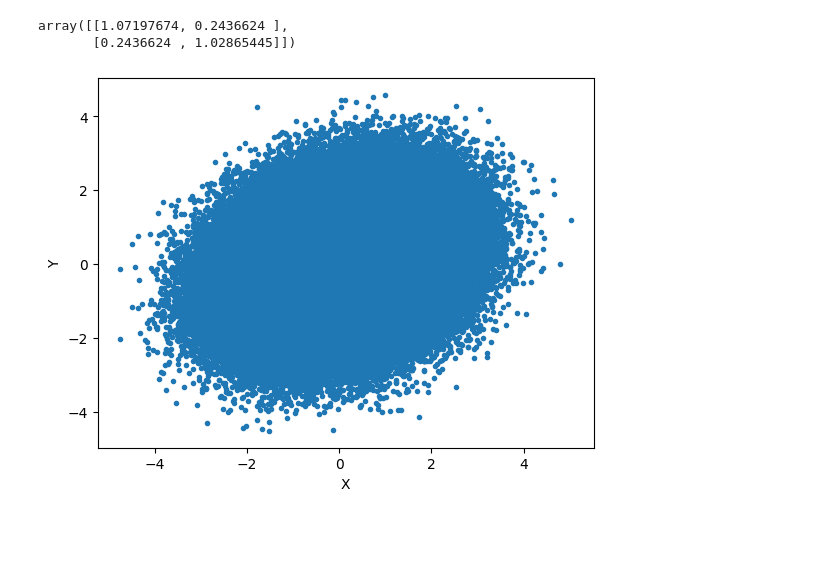
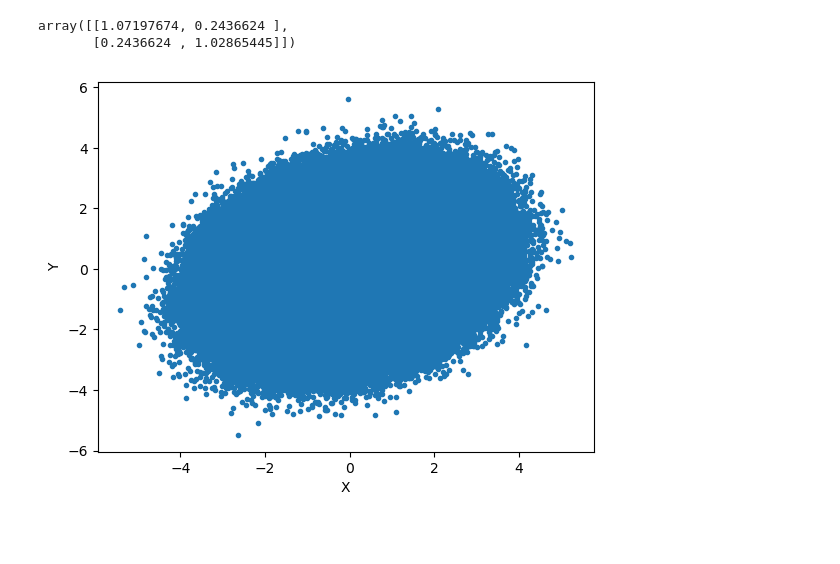
Before and after one commit to adamalderton/quantum_process_tomography_for_CVQKD, a Jupyter notebook: src/synthetic_notebook.ipynb, the cells around one changed output. Cells and saved outputs as stored; diff of their text form; code cells hidden in the pictures.

```diff
--- a/src/synthetic_notebook.ipynb
+++ b/src/synthetic_notebook.ipynb
@@ -53,12 +53,12 @@ atten_coeff = -0.2
 loss = 20.0 * atten_coeff
 transmittance = 10 ** (loss / 10)
 
-optimal_v_mod_50km = np.interp(loss, losses, optimal_v_mods)
+optimal_v_mod_20km = np.interp(loss, losses, optimal_v_mods)
 
 # No excess noise (for now)
 xi = 0.0
 
-optimal_v_mod_50km
+optimal_v_mod_20km
 # %% [output]
 0.0719767351866987
 # %% [markdown]
@@ -76,8 +76,8 @@ $$ b = (TV_\text{mod} + 1 + \xi) $$
 $$ c = \sqrt{T(a^2 - 1)} $$
 of which $a$ is Alice's variance, $b$ is Bob's variance and $c$ is the covariance of their data.
 # %%
-a = optimal_v_mod_50km + 1.0
-b = (transmittance * optimal_v_mod_50km) + 1.0 + xi
+a = optimal_v_mod_20km + 1.0
+b = (transmittance * optimal_v_mod_20km) + 1.0 + xi
 c = np.sqrt(transmittance * (a**2 - 1.0))
 
 cov_mat = np.array(
@@ -94,18 +94,18 @@ array([[1.07197674, 0.2436624 ],
 # %%
 # Generate synthetic data by sampling from a multi-variate normal distribution.
 # As many samples as those generated in experiment. TODO: Need to talk to Muataz about how many blocks and bit rate this represents.
-n_samples = 500000
+n_samples = 5000000
 rv = multivariate_normal([0.0, 0.0], cov_mat)
 
 samples = rv.rvs(n_samples)
 
 x_synthetic = samples[:, 0]
 y_synthetic = samples[:, 1]
 
 # Plot scatter plot of samples
 plt.scatter(x_synthetic, y_synthetic, marker=".")
 plt.xlabel("X")
 plt.ylabel("Y")
 plt.show()
 # %% [output]
-[figure, old version]
+[figure, new version]
```
Also changed, not shown: parts of 3 cells of this notebook, 4 other files.
